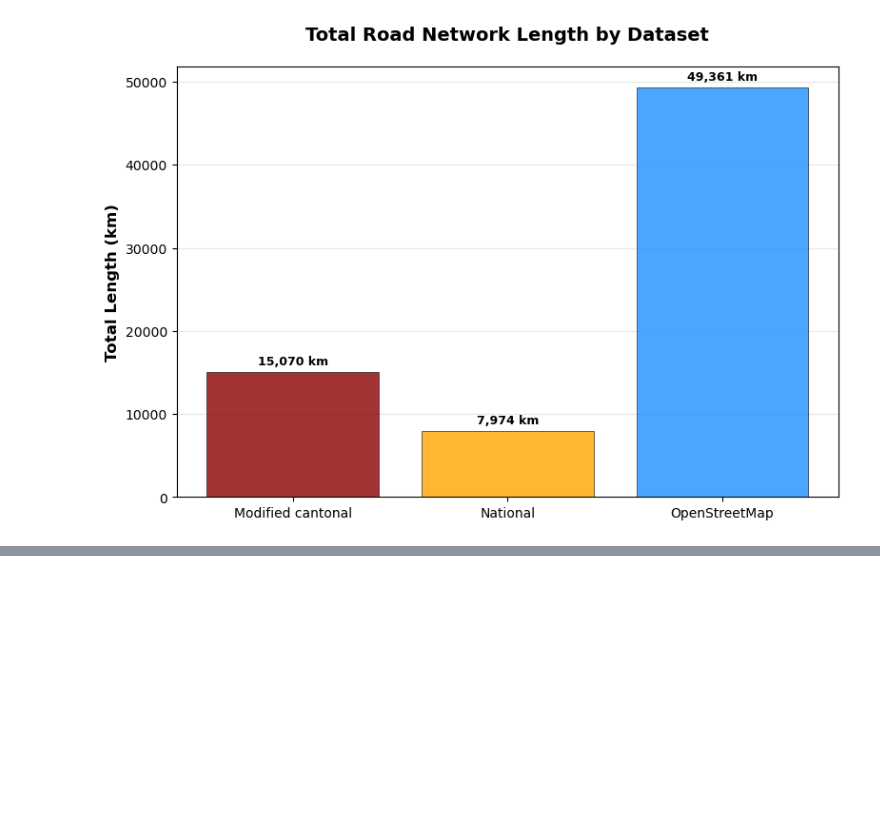
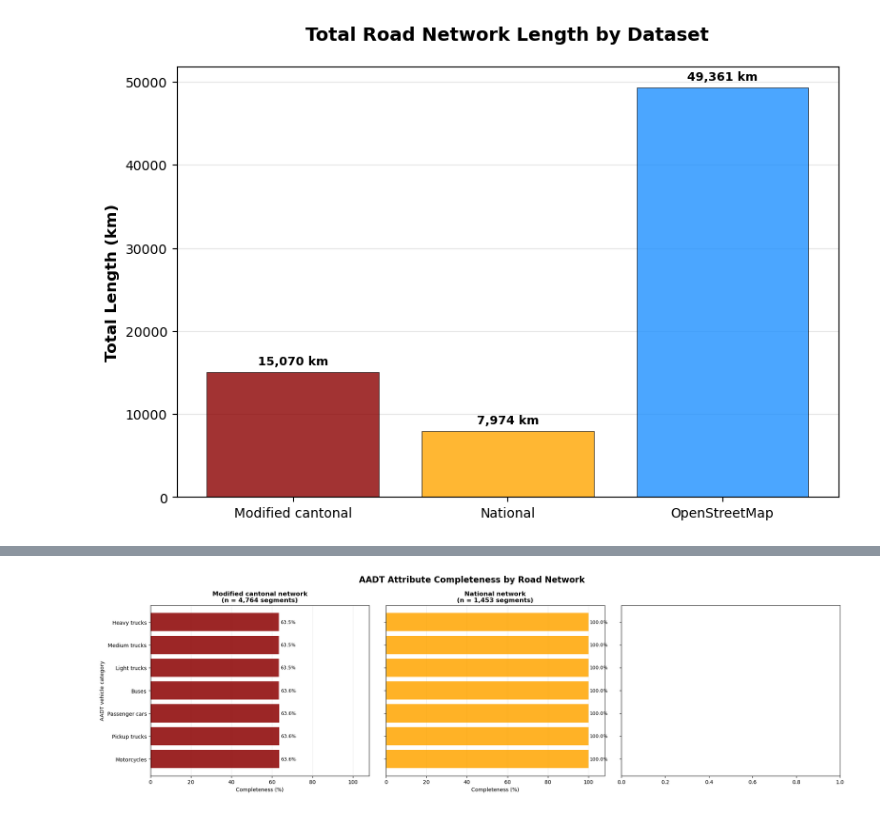
Before and after one commit to joel-deplaen-ivm/Criticality-Analysis-CR, a Jupyter notebook: notebooks/1a_Network_Figures_CR.ipynb, the cells around one changed output, grey strips where cells are left out. Cells and saved outputs as stored; diff of their text form; code cells hidden in the pictures; blank space fills up the shorter version.

```diff
--- a/notebooks/1a_Network_Figures_CR.ipynb
+++ b/notebooks/1a_Network_Figures_CR.ipynb
@@ -660,0 +638,83 @@ gdf_modified_cantonal.columns
+# %%
+# AADT: Average Annual Daily Traffic in 'T9', 'T10', 'T11', 'T12', 'T13', 'T14', 'T15'
+aadt_vehiculs_cat = ['T9', 'T10', 'T11', 'T12', 'T13', 'T14', 'T15']
+aadt_code_mapping = {'T9': 'Tráfico promedio diario anual de autos tipo motocicletas',
+                     'T10': 'Tráfico promedio diario anual de autos tipo pickup',
+                     'T11': 'Tráfico promedio diario anual de autos tipo normal',
+                     'T12': 'Tráfico promedio diario anual de autobuses',
+                     'T13': 'Tráfico promedio diario anual de camiones ligeros',
+                     'T14': 'Tráfico promedio diario anual de camiones medianos',
+                     'T15': 'Tráfico promedio diario anual de camiones pesados'
+                     }
+
+# AADT completeness EDA
+# Zero is a reported traffic count; only NaN is treated as missing.
+aadt_short_labels = {
+    'T9': 'Motorcycles', 'T10': 'Pickup trucks', 'T11': 'Passenger cars',
+    'T12': 'Buses', 'T13': 'Light trucks', 'T14': 'Medium trucks',
+    'T15': 'Heavy trucks',
+}
+
+missing_aadt_columns = [c for c in aadt_vehiculs_cat
+                        if c not in gdf_modified_cantonal.columns or c not in gdf_national.columns]
+if missing_aadt_columns:
+    raise KeyError(f'Missing expected AADT columns: {missing_aadt_columns}')
+
+# The combined network has no dedicated cantonal flag. Use its Local road class
+# as a reproducible proxy; update this mask if an authoritative flag is supplied.
+# gdf_cantonal = gdf_modified_cantonal.loc[gdf_modified_cantonal['CLASE'].eq('Local')].copy()
+aadt_networks = {
+    'Modified cantonal network': gdf_modified_cantonal,
+    #'Cantonal roads (Local class)': gdf_cantonal,
+    'National network': gdf_national,
+}
+
+def aadt_completeness(frame, network_name):
+    total = len(frame)
+    complete = frame[aadt_vehiculs_cat].notna().sum()
+    result = pd.DataFrame({
+        'network': network_name,
+        'aadt_code': aadt_vehiculs_cat,
+        'aadt_category': [aadt_short_labels[c] for c in aadt_vehiculs_cat],
+        'complete_segments': complete.reindex(aadt_vehiculs_cat).to_numpy(),
+        'total_segments': total,
+    })
+    result['missing_segments'] = result['total_segments'] - result['complete_segments']
+    result['completeness_pct'] = np.where(
+        total > 0, 100 * result['complete_segments'] / total, np.nan
+    )
+    return result
+
+aadt_completeness_long = pd.concat(
+    [aadt_completeness(frame, name) for name, frame in aadt_networks.items()],
+    ignore_index=True,
+)
+aadt_completeness_table = aadt_completeness_long.pivot(
+    index='aadt_category', columns='network', values='completeness_pct'
+).reindex(aadt_short_labels.values())
+
+print('AADT completeness (% of segments with a non-null value)')
+display(aadt_completeness_table.round(1))
+display(aadt_completeness_long.round({'completeness_pct': 1}))
+aadt_completeness_long.to_csv(figure_path / 'aadt_completeness_by_network.csv', index=False)
+
+fig, axes = plt.subplots(1, 3, figsize=(20, 6), sharey=True, facecolor='white')
+plot_colors = ['#8B0000', '#FFA500', '#FFA500']
+for ax, (network_name, _), color in zip(axes, aadt_networks.items(), plot_colors):
+    subset = aadt_completeness_long[aadt_completeness_long['network'] == network_name]
+    bars = ax.barh(subset['aadt_category'], subset['completeness_pct'], color=color, alpha=0.85)
+    ax.bar_label(bars, labels=[f'{v:.1f}%' for v in subset['completeness_pct']], padding=3, fontsize=9)
+    ax.set_xlim(0, 108)
+    ax.set_xlabel('Completeness (%)')
+    n_segments = int(subset['total_segments'].iloc[0])
+    ax.set_title(f'{network_name}\n(n = {n_segments:,} segments)', fontweight='bold')
+    ax.grid(axis='x', alpha=0.25)
+    ax.set_axisbelow(True)
+    ax.invert_yaxis()
+
+axes[0].set_ylabel('AADT vehicle category')
+fig.suptitle('AADT Attribute Completeness by Road Network', fontsize=16, fontweight='bold')
+plt.tight_layout()
+plt.savefig(figure_path / 'aadt_completeness_by_network.png', dpi=300, bbox_inches='tight')
+plt.show()
+# %% [output]
@@ -660,0 +746 @@ gdf_modified_cantonal.columns
+[figure, added]
```
Also changed, not shown: parts of 4 cells of this notebook, 4 other files.
